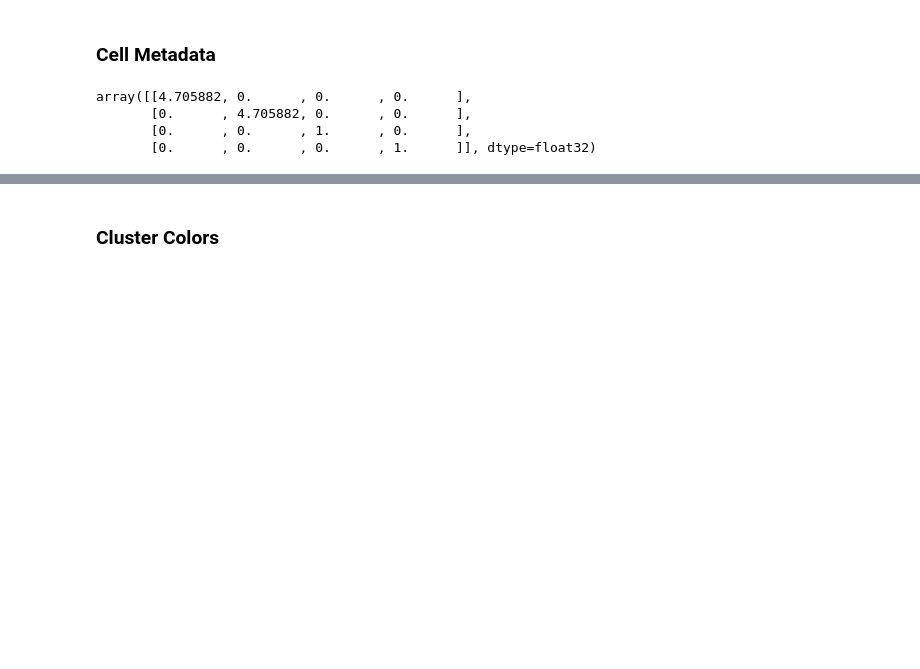
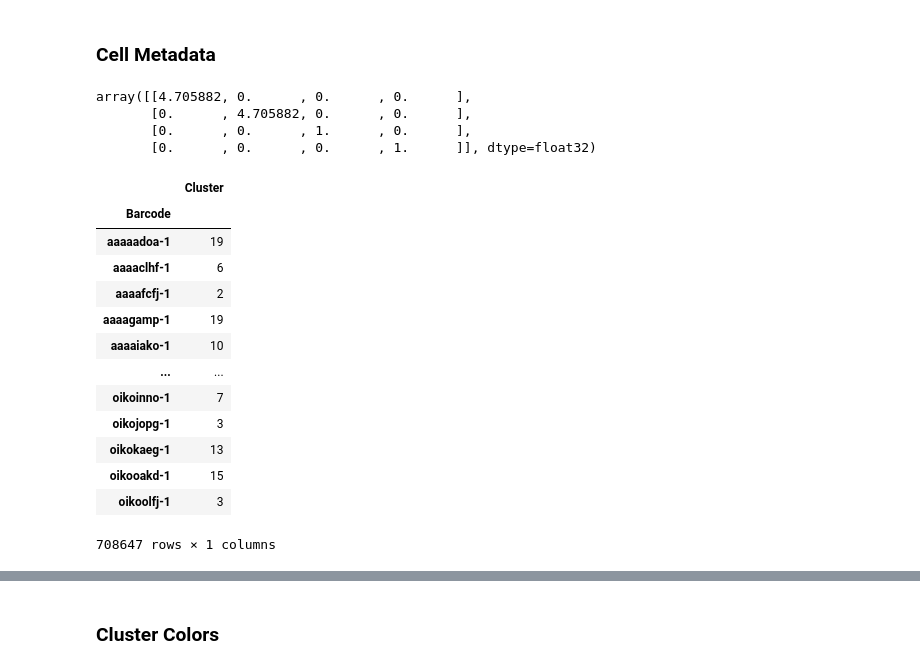
Before and after one commit to broadinstitute/celldega, a Jupyter notebook: notebooks/Pre-process_Xenium_Prime_Human_Lymph_Node_Reactive_FFPE_outs.ipynb, the cells around one changed output, grey strips where cells are left out. Cells and saved outputs as stored; diff of their text form; code cells hidden in the pictures; blank space fills up the shorter version.

Commit message:
updated Xenium Prime example to latest cluster metdata

```diff
--- a/notebooks/Pre-process_Xenium_Prime_Human_Lymph_Node_Reactive_FFPE_outs.ipynb
+++ b/notebooks/Pre-process_Xenium_Prime_Human_Lymph_Node_Reactive_FFPE_outs.ipynb
@@ -224,3 +224,21 @@ pd.DataFrame(transformation_matrix[:3,:3]).to_csv(
 path_transformation_matrix = path_landscape_files + 'xenium_transform.csv'
 path_meta_cell_micron = base_path + 'cells.csv.gz'
 path_meta_cell_image = path_landscape_files + 'cell_metadata.parquet'
+# %%
+default_clustering = pd.read_csv(path_landscape_files + 'analysis/clustering/gene_expression_graphclust/clusters.csv', index_col=0)
+default_clustering
+# %% [output]
+|  | Cluster |
+| Barcode |  |
+| aaaaadoa-1 | 19 |
+| aaaaclhf-1 | 6 |
+| aaaafcfj-1 | 2 |
+| aaaagamp-1 | 19 |
+| aaaaiako-1 | 10 |
+| ... | ... |
+| oikoinno-1 | 7 |
+| oikojopg-1 | 3 |
+| oikokaeg-1 | 13 |
+| oikooakd-1 | 15 |
+| oikoolfj-1 | 3 |
+708647 rows × 1 columns
```
Also changed, not shown: parts of 10 cells of this notebook, 1 other file.
